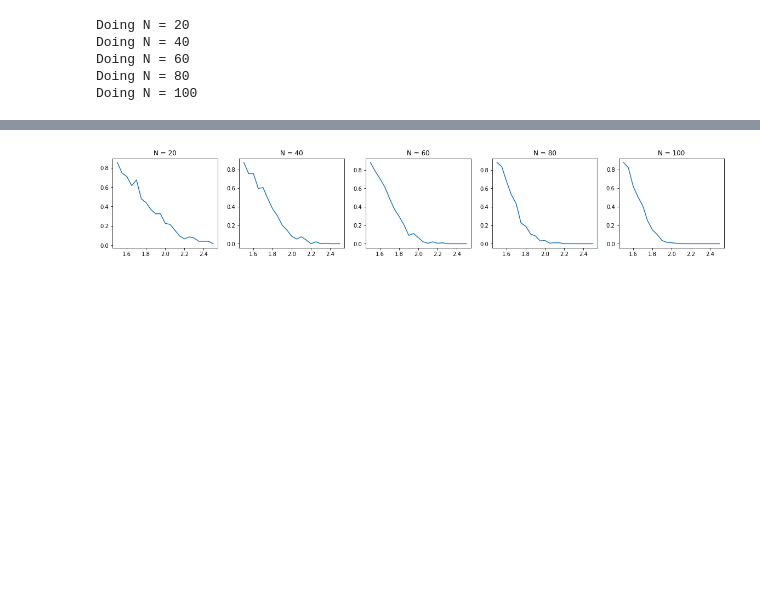
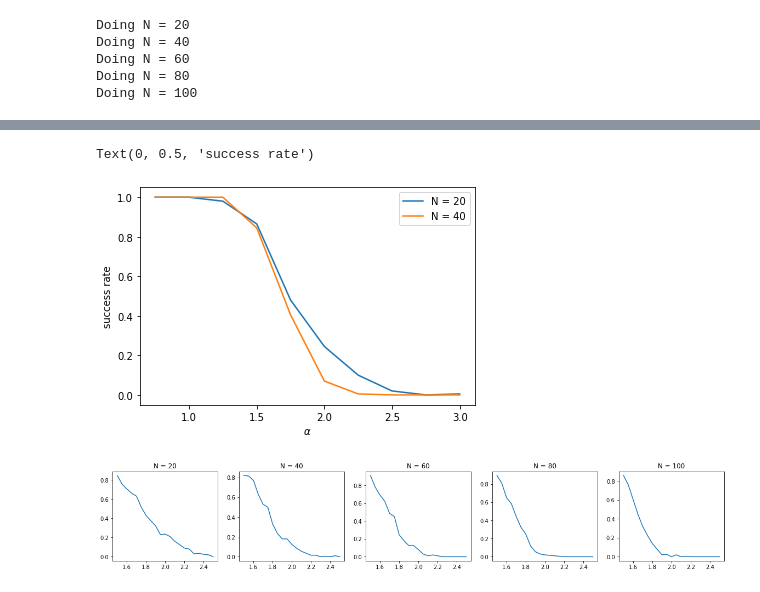
Before and after one commit to armand-colin/neural-networks-g12, a Jupyter notebook: notebook.ipynb, the cells around one changed output, grey strips where cells are left out. Cells and saved outputs as stored; diff of their text form; code cells hidden in the pictures; blank space fills up the shorter version.

```diff
--- a/notebook.ipynb
+++ b/notebook.ipynb
@@ -66,4 +70,14 @@ plot_results(alpha_range1, N_range1, results1)
+# %%
+for i, plot in enumerate(plots):
+    plt.plot(alpha_range1, results1[i], label=f"N = {N_range1[i]}")
+
+plt.legend()
+plt.xlabel("$\\alpha$")
+plt.ylabel("success rate")
+# %% [output]
+Text(0, 0.5, 'success rate')
+[figure, added]
 # %%
-plot_results(alpha_range2, N_range2, results2)
+fig, plots = plot_results(alpha_range2, N_range2, results2)
 # %% [output]
-[figure, old version]
+[figure, new version]
```
Also changed, not shown: parts of 4 cells of this notebook.
